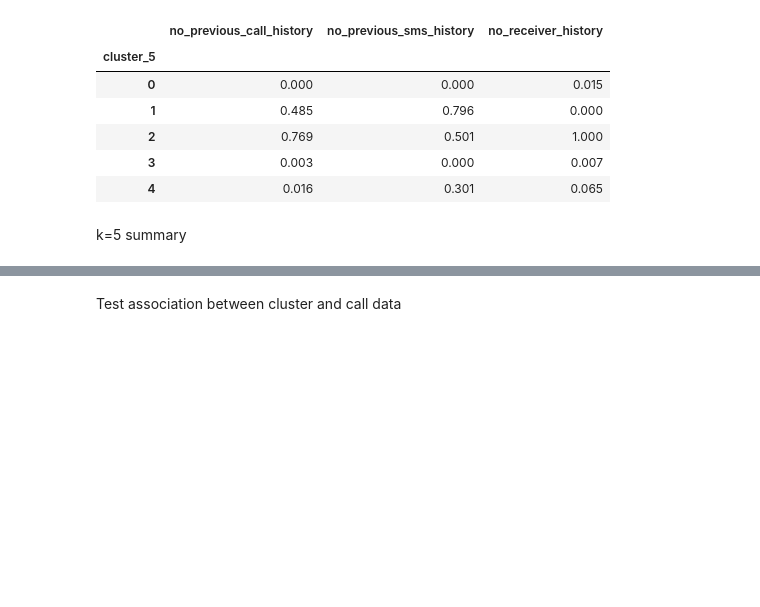
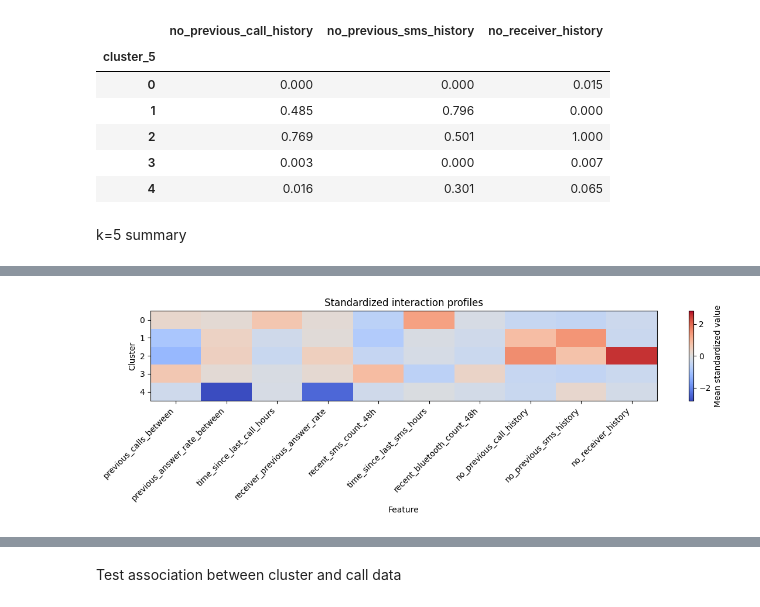
Before and after one commit to sannagunnarsson/DataMining-Project, a Jupyter notebook: notebooks/04_clustering.ipynb, the cells around one changed output, grey strips where cells are left out. Cells and saved outputs as stored; diff of their text form; code cells hidden in the pictures; blank space fills up the shorter version.

```diff
--- a/notebooks/04_clustering.ipynb
+++ b/notebooks/04_clustering.ipynb
@@ -410,0 +452,48 @@ display(cluster_summary_5.round(3))
+# %%
+scaled_profiles = (
+    pd.DataFrame(
+        X_scaled,
+        columns=X_transformed.columns,
+        index=df.index
+    )
+    .assign(cluster_5=df["cluster_5"])
+    .groupby("cluster_5")
+    .mean()
+)
+
+fig, ax = plt.subplots(figsize=(12, 4))
+
+limit = np.abs(scaled_profiles.to_numpy()).max()
+
+heatmap = ax.imshow(
+    scaled_profiles,
+    cmap="coolwarm",
+    aspect="auto",
+    vmin=-limit,
+    vmax=limit
+)
+
+ax.set_xticks(range(len(scaled_profiles.columns)))
+ax.set_xticklabels(
+    scaled_profiles.columns,
+    rotation=45,
+    ha="right"
+)
+
+ax.set_yticks(range(len(scaled_profiles)))
+ax.set_yticklabels(scaled_profiles.index)
+
+ax.set_xlabel("Feature")
+ax.set_ylabel("Cluster")
+ax.set_title("Standardized interaction profiles")
+
+fig.colorbar(
+    heatmap,
+    ax=ax,
+    label="Mean standardized value"
+)
+
+plt.tight_layout()
+plt.show()
+# %% [output]
+[figure, added]
```
Also changed, not shown: parts of 6 cells of this notebook, 3 other files.
